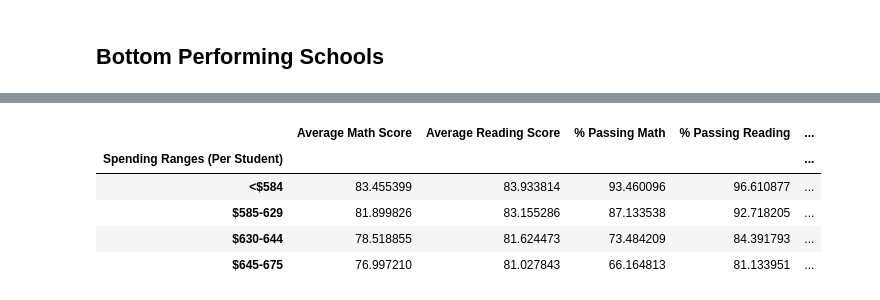
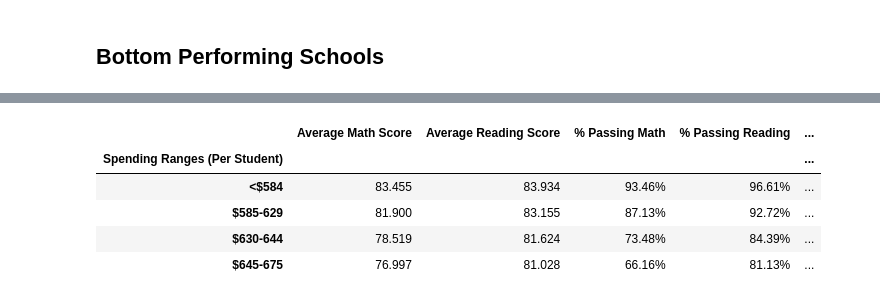
Before and after one commit to P219-C/pandas-challenge, a Jupyter notebook: PyCitySchools/main.ipynb, the cells around one changed output, grey strips where cells are left out. Cells and saved outputs as stored; diff of their text form; code cells hidden in the pictures.

```diff
--- a/PyCitySchools/main.ipynb
+++ b/PyCitySchools/main.ipynb
@@ -104,6 +153,7 @@ school_summary
 # %%
 # Top and Bottom Performing Schools (By % Overall Passing)
-school_summary = school_summary.sort_values(by=["% Overall Passing"], ascending = False)
+school_summary_format = school_summary_format.sort_values(by=["% Overall Passing"], ascending = False)
+# school_summary_format
 # %% [markdown]
 ## Top Performing Schools
 # %%
@@ -203,18 +271,26 @@ math_scores_grade
 # %%
 # Creating bins based on Spending Ranges (Per Student)
 bins_stu = [0, 584, 629, 644, 675]
 # print(bins)
 
 bins_labels_stu = ["<$584", "$585-629", "$630-644", "$645-675"]
 
 scores_budget = school_summary.copy()
 scores_budget["Spending Ranges (Per Student)"] = pd.cut(scores_budget["Per Student Budget"], bins_stu, labels = bins_labels_stu)
 scores_budget_grouped = scores_budget.groupby("Spending Ranges (Per Student)").mean().drop(labels = ["Total Students", "Total School Budget", "Per Student Budget"], axis = 1)
-scores_budget_grouped
+
+#Applying Format
+scores_budget_grouped_format = scores_budget_grouped.copy()
+scores_budget_grouped_format["Average Math Score"] = scores_budget_grouped_format["Average Math Score"].map("{:,.3f}".format)
+scores_budget_grouped_format["Average Reading Score"] = scores_budget_grouped_format["Average Reading Score"].map("{:,.3f}".format)
+scores_budget_grouped_format["% Passing Math"] = scores_budget_grouped_format["% Passing Math"].map("{:,.2f}%".format)
+scores_budget_grouped_format["% Passing Reading"] = scores_budget_grouped_format["% Passing Reading"].map("{:,.2f}%".format)
+scores_budget_grouped_format["% Overall Passing"] = scores_budget_grouped_format["% Overall Passing"].map("{:,.2f}%".format)
+scores_budget_grouped_format
 # %% [output]
 |  | Average Math Score | Average Reading Score | % Passing Math | % Passing Reading | ... |
 | Spending Ranges (Per Student) |  |  |  |  | ... |
-| <$584 | 83.455399 | 83.933814 | 93.460096 | 96.610877 | ... |
-| $585-629 | 81.899826 | 83.155286 | 87.133538 | 92.718205 | ... |
-| $630-644 | 78.518855 | 81.624473 | 73.484209 | 84.391793 | ... |
-| $645-675 | 76.997210 | 81.027843 | 66.164813 | 81.133951 | ... |
+| <$584 | 83.455 | 83.934 | 93.46% | 96.61% | ... |
+| $585-629 | 81.900 | 83.155 | 87.13% | 92.72% | ... |
+| $630-644 | 78.519 | 81.624 | 73.48% | 84.39% | ... |
+| $645-675 | 76.997 | 81.028 | 66.16% | 81.13% | ... |
```
Also changed, not shown: parts of 16 cells of this notebook.
